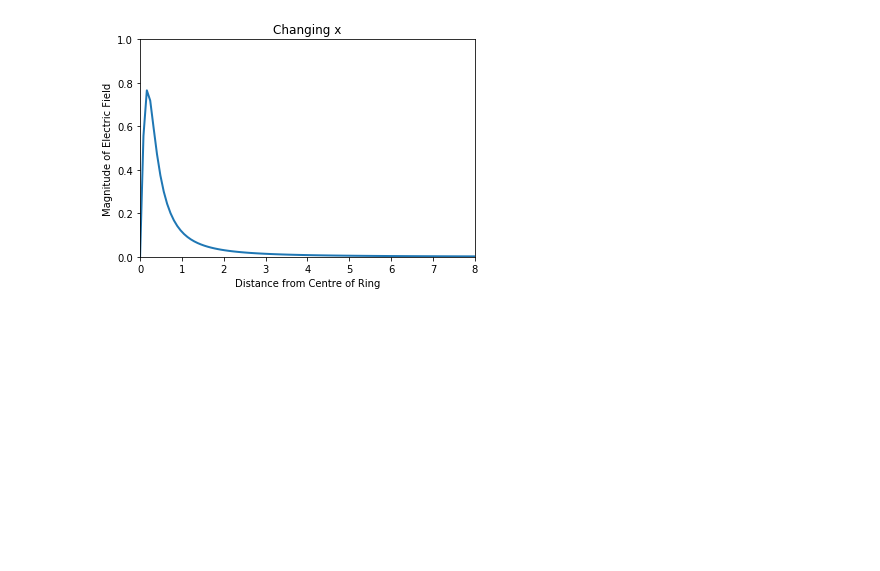
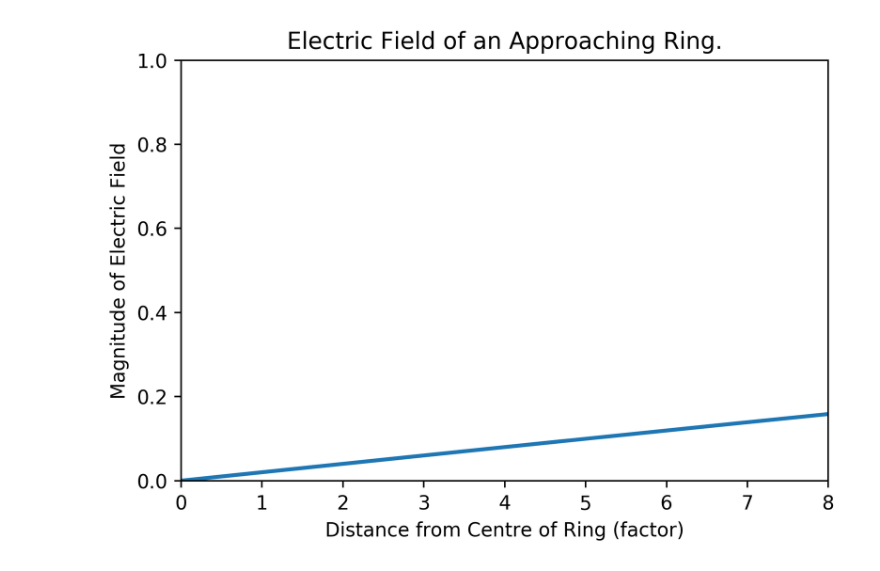
Before and after one commit to lachstr/physics_animations, a Jupyter notebook: ringofcharge.ipynb, the cells around one changed output. Saved outputs shown, nothing was run; the diff lists cells and outputs as text; code cells hidden in the pictures; blank space fills up the shorter version.

```diff
--- a/ringofcharge.ipynb
+++ b/ringofcharge.ipynb
@@ -11,46 +8,49 @@ website: http://jakevdp.github.com
 license: BSD
 Please feel free to use and modify this, but keep the above information. Thanks!
 """
+import matplotlib as mpl
 
 import numpy as np
 from matplotlib import pyplot as plt
 from matplotlib import animation
+mpl.rcParams['figure.dpi'] = 350
+
 
 # First set up the figure, the axis, and the plot element we want to animate
 fig = plt.figure()
 ax = plt.axes(xlim=(0, 8), ylim=(0, 1))
 line, = ax.plot([], [], lw=2)
-plt.xlabel('Distance from Centre of Ring')
+plt.xlabel('Distance from Centre of Ring (factor)')
 plt.ylabel('Magnitude of Electric Field')
-plt.title('Changing x')
+plt.title('Electric Field of an Approaching Ring.')
 
 # initialization function: plot the background of each frame
 def init():
     line.set_data([], [])
     return line,
 
 def E_of_ring(x, R=1):
     return x/(x**2 + R**2)**(3/2)
 
 
 # animation function.  This is called sequentially
 def animate(i):
-    z_list = np.linspace(0, 8, 100)
-    E_list = np.array([2*E_of_ring(x*0.01*i, R=1) for x in z_list])
+    z_list = np.linspace(8, -8, 300)
+    E_list = np.array([2*E_of_ring(x*0.01, R=1) for x in z_list])
     line.set_data(z_list, E_list)
     return line,
 
 # call the animator.  blit=True means only re-draw the parts that have changed.
 anim = animation.FuncAnimation(fig, animate, init_func=init,
                                frames=400, interval=20, blit=True)
 
 # save the animation as an mp4.  This requires ffmpeg or mencoder to be
 # installed.  The extra_args ensure that the x264 codec is used, so that
 # the video can be embedded in html5.  You may need to adjust this for
 # your system: for more information, see
 # http://matplotlib.sourceforge.net/api/animation_api.html
 anim.save('ringofcharge.mp4', fps=30, extra_args=['-vcodec', 'libx264'])
 
 plt.show()
 # %% [output]
-[figure, old version]
+[figure, new version]
```
Also changed, not shown: parts of 2 cells of this notebook, 6 other files.
